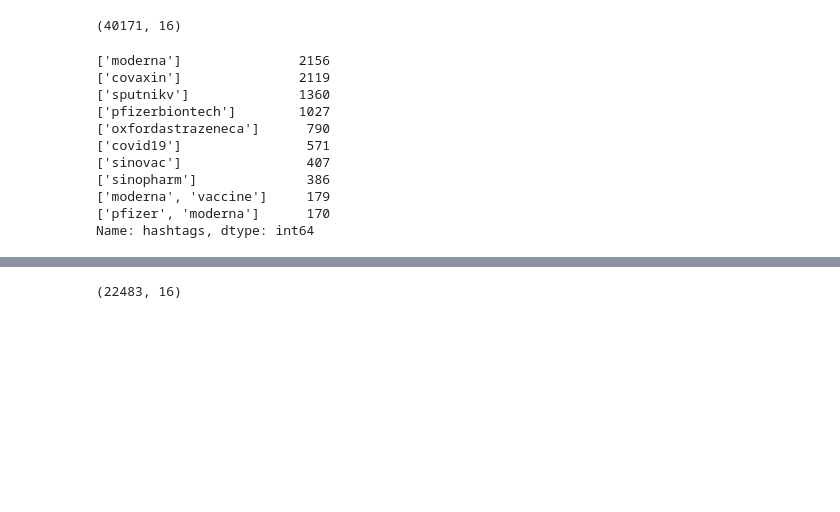
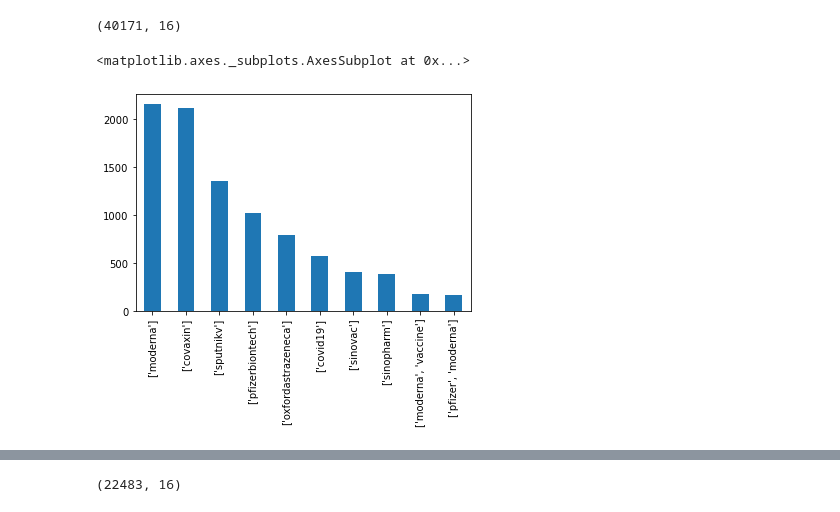
Before and after one commit to tkmanabat/Philippine-Junior-Data-Science-Challenge, a Jupyter notebook: merged.ipynb, the cells around one changed output, grey strips where cells are left out. Saved outputs shown, nothing was run; the diff lists cells and outputs as text; code cells hidden in the pictures; blank space fills up the shorter version.

```diff
--- a/merged.ipynb
+++ b/merged.ipynb
@@ -18,18 +20,8 @@ print(df.shape)
 # %% [output]
 (40171, 16)
 # %%
-a = df['hashtags'].str.lower()
+hashtags = df['hashtags'].str.lower()
+hashtags.value_counts().nlargest(10).plot(kind='bar')
+# %% [output]
+<matplotlib.axes._subplots.AxesSubplot at 0x...>
+[figure, added]
-# %%
-a.value_counts().nlargest(10)
-# %% [output]
-['moderna']               2156
-['covaxin']               2119
-['sputnikv']              1360
-['pfizerbiontech']        1027
-['oxfordastrazeneca']      790
-['covid19']                571
-['sinovac']                407
-['sinopharm']              386
-['moderna', 'vaccine']     179
-['pfizer', 'moderna']      170
-Name: hashtags, dtype: int64
```
Also changed, not shown: parts of 13 cells of this notebook.
